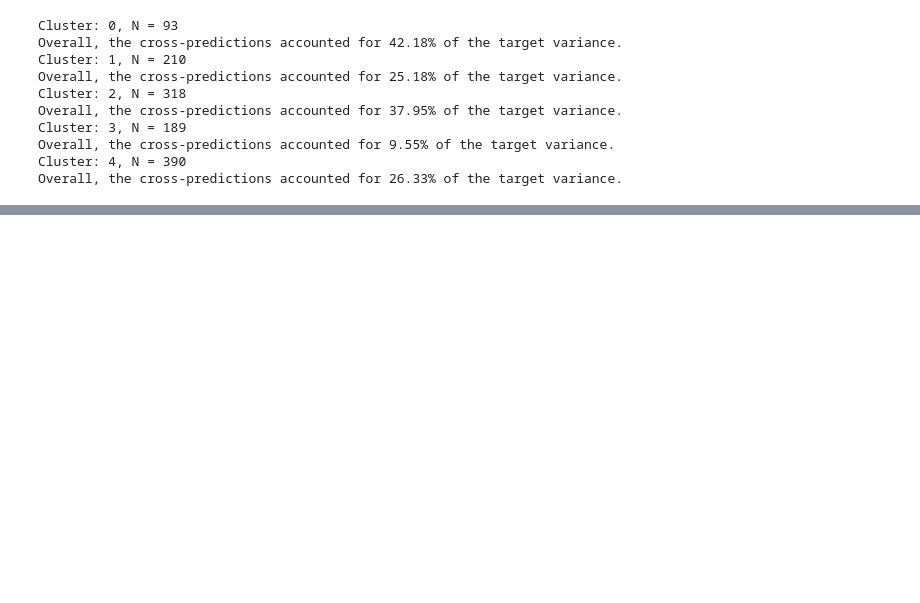
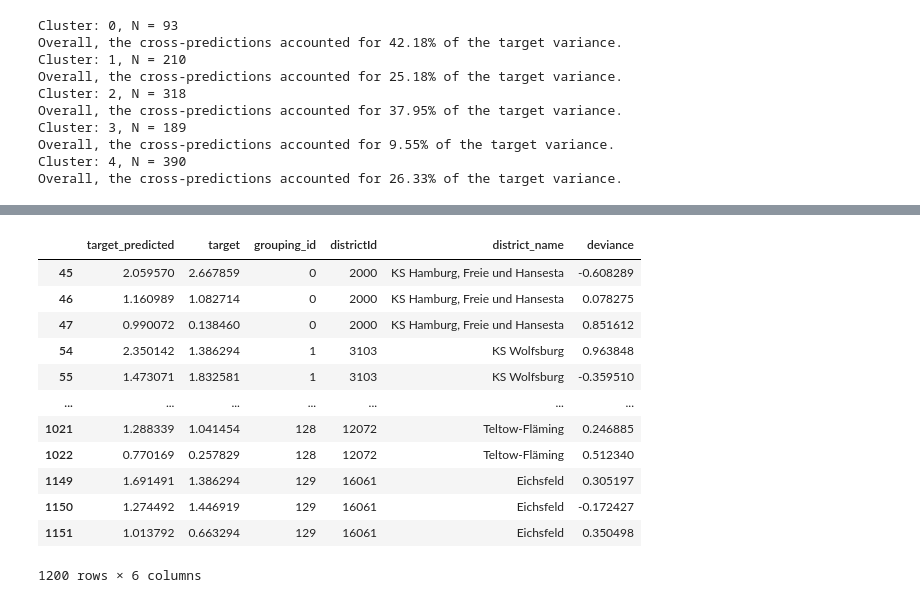
Before and after one commit to gizdatalab/Covid_DPPD, a Jupyter notebook: 05_target_and_prediction.ipynb, the cells around one changed output, grey strips where cells are left out. Cells and saved outputs as stored; diff of their text form; code cells hidden in the pictures; blank space fills up the shorter version.

```diff
--- a/05_target_and_prediction.ipynb
+++ b/05_target_and_prediction.ipynb
@@ -38,7 +38,7 @@ def cross_predict(data, how, model, X_cols, y_col, id_col = None, shuffle_mode =
     '''Function to cross-predict target variable across multiple groups.
     Parameters:
     data = Dataframe containing at least X_cols, y_col and the same (multi-)index as intended for the output, additional columns are dropped. Rows with missing values in any relevant column are dropped as well.
-    how = Either number of groups for cross-validation or string 's'/'student_resid' for studentized residuals, i.e. each observation as its own group, predicted by a model fitted on all data except the observation itself. Can be arbitrarily high, even higher than N of data, with resulting empty groups ignored. Setting how to 1 omits cross-prediction, and fits and uses the model on the entire or only z-trimmed data set instead.
+    how = Either number of groups for cross-validation or string 's'/'student_resid' for studentized residuals, i.e. each observation as its own group, predicted by a model fitted on all data except the observation itself. Can be arbitrarily high, even higher than N of data, with resulting empty groups ignored. Setting \'how\'' to 1 omits cross-prediction, and fits and uses the model on the entire or only z-trimmed data set instead.
     model = String corresponding to the name of an already imported model class. Only classes with .fit() and .predict() methods will work.
     X_col = List of column names used as features in target prediction
     y_col = Column name of target variable
@@ -51,10 +51,8 @@ def cross_predict(data, how, model, X_cols, y_col, id_col = None, shuffle_mode =
 
     Returns:
     output_df = Dataframe containing predicted target values, actual target values and grouping IDs from the cross-prediction process. Indexed with the same variables as the data input.
-    total_r2 = Determination coefficient of the cross-predictions compared to actual target values, across all groups.
-    train_accs = list of individual model performances per group for training set
-    test_accs = list of individual model performances per group for test set. Test sets with n = 1 will not be included here, since there is no variance to be explained. Test n = 1 results either from how = 'student_resid', or from there being so many groups that some or all of them are either empty or contain only one value.
-    mod_attrs = dictionary of lists with the requested model attributes to return, keyed with the attribute name.
+    accuracies = Dictionary with overall_R2, training_accuriacies and, if more than one value is predicted per iteration, the resulting out_of_sample_accuracies.
+    mod_attrs = dictionary of lists with the requested model attributes to return, keyed with the attribute name. Empty dictionary if mod_attrs_2_return is None.
 
     Note: Function is written for model objects with sklearn syntax, e.g. initializing without arguments, fitting in place.
     Statsmodels uses different syntax, initializing with endogenous and exogenous variables, returning the fitted model. Instead of writing exception handling for all that, it's easier to just write an sklearn-esque version of the Statsmodels function if need be, like here for ordinary least squares regression:
@@ -89,11 +87,12 @@ def cross_predict(data, how, model, X_cols, y_col, id_col = None, shuffle_mode =
 
     train_accs = [] #init list of individual training accuracies
     test_accs = [] #init list of individual test accuracies
+    mod_attrs = {}
     if mod_attrs_2_return is not None: #init output for model attributes
         if type(mod_attrs_2_return) == str: #if a single attribute name string,
-            mod_attrs = {mod_attrs_2_return:[]} #the function will output a list of these attribute values
+            mod_attrs[mod_attrs_2_return]=[] #the function will output a list of these attribute values
         else: #else, we'll assume an iterable input, where each attribute will be
-            mod_attrs = {} #used as the key in a dictionary of lists
+            #used as the key in a dictionary of lists
             for a in mod_attrs_2_return: #of attribute values that is initialised emptily
                 mod_attrs[a] = [] #here.
 
@@ -217,7 +216,9 @@ def cross_predict(data, how, model, X_cols, y_col, id_col = None, shuffle_mode =
 
     print('Overall, the cross-predictions accounted for {:.2%} of the target variance.'.format(total_r2))
 
-    if mod_attrs_2_return is not None:
-        return output_df, total_r2, train_accs, test_accs, mod_attrs
-    else:
-        return output_df, total_r2, train_accs, test_accs, None
+    accuracies = {'overall_R2': total_r2,
+                 'training_accuracies':train_accs}
+    if len(test_accs) > 0:
+        accuracies['out_of_sample_accuracies']=test_accs
+
+    return output_df, accuracies, mod_attrs
@@ -262,3 +331,19 @@ Overall, the cross-predictions accounted for 26.33% of the target variance.
 predictions['deviance'] = predictions['target_predicted'] - predictions['target']
 # %%
 predictions.to_csv('deviances.csv',index=False)
+# %%
+predictions
+# %% [output]
+|  | target_predicted | target | grouping_id | districtId | district_name | deviance |
+| 45 | 2.059570 | 2.667859 | 0 | 2000 | KS Hamburg, Freie und Hansesta | -0.608289 |
+| 46 | 1.160989 | 1.082714 | 0 | 2000 | KS Hamburg, Freie und Hansesta | 0.078275 |
+| 47 | 0.990072 | 0.138460 | 0 | 2000 | KS Hamburg, Freie und Hansesta | 0.851612 |
+| 54 | 2.350142 | 1.386294 | 1 | 3103 | KS Wolfsburg | 0.963848 |
+| 55 | 1.473071 | 1.832581 | 1 | 3103 | KS Wolfsburg | -0.359510 |
+| ... | ... | ... | ... | ... | ... | ... |
+| 1021 | 1.288339 | 1.041454 | 128 | 12072 | Teltow-Fläming | 0.246885 |
+| 1022 | 0.770169 | 0.257829 | 128 | 12072 | Teltow-Fläming | 0.512340 |
+| 1149 | 1.691491 | 1.386294 | 129 | 16061 | Eichsfeld | 0.305197 |
+| 1150 | 1.274492 | 1.446919 | 129 | 16061 | Eichsfeld | -0.172427 |
+| 1151 | 1.013792 | 0.663294 | 129 | 16061 | Eichsfeld | 0.350498 |
+1200 rows × 6 columns
```
Also changed, not shown: parts of 4 cells of this notebook.
